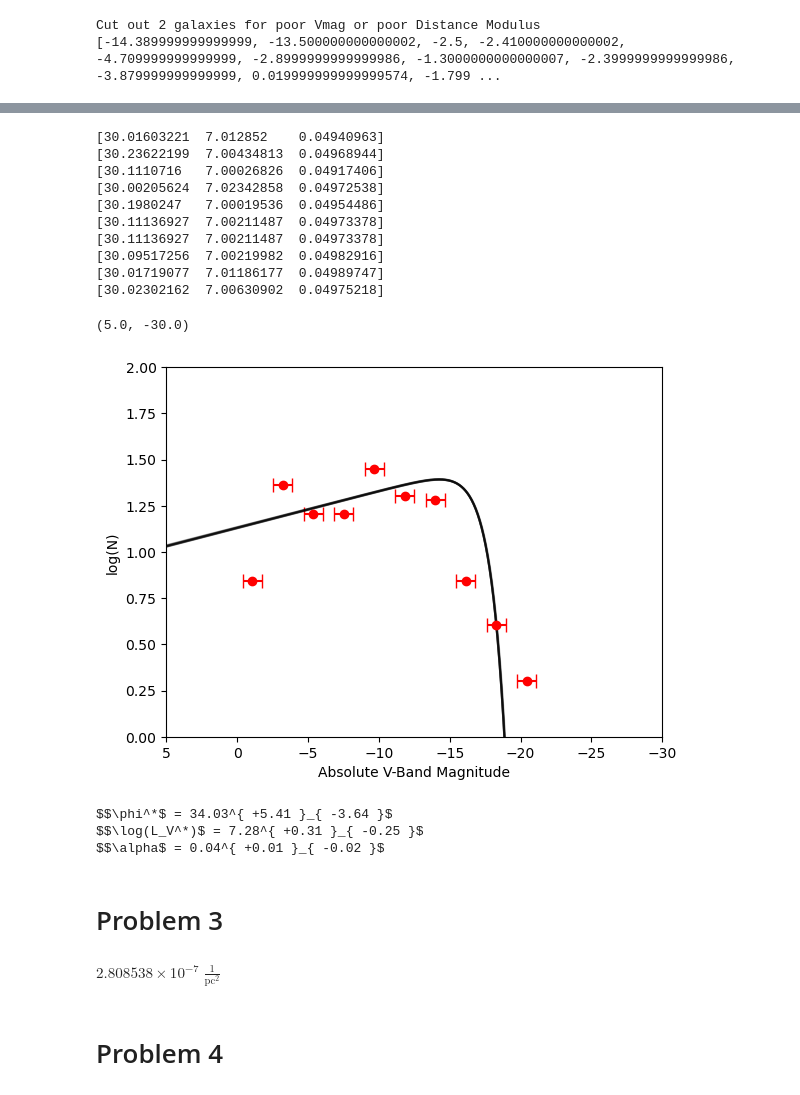
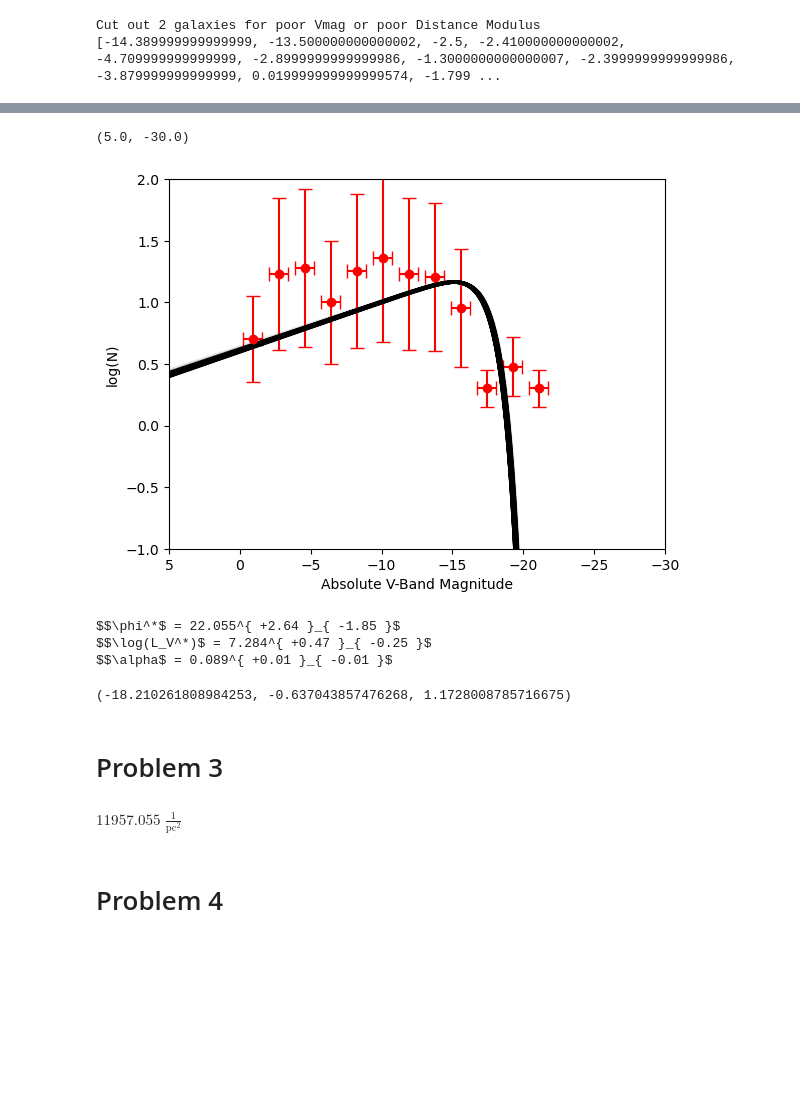
Before and after one commit to noahfranz13/SO-Classes, a Jupyter notebook: ASTR540/hw2/Franz_ASTR540_HW2.ipynb, the cells around one changed output, grey strips where cells are left out. Cells and saved outputs as stored; diff of their text form; code cells hidden in the pictures; blank space fills up the shorter version.

```diff
--- a/ASTR540/hw2/Franz_ASTR540_HW2.ipynb
+++ b/ASTR540/hw2/Franz_ASTR540_HW2.ipynb
@@ -83,10 +83,11 @@ Cut out 2 galaxies for poor Vmag or poor Distance Modulus
 [-14.389999999999999, -13.500000000000002, -2.5, -2.410000000000002, -4.709999999999999, -2.8999999999999986, -1.3000000000000007, -2.3999999999999986, -3.879999999999999, 0.019999999999999574, -1.799 ...
 # %%
 # reformat the data
-nbins = 10
+nbins = 12
 counts, bins = np.histogram(
     abs_mag,
-    bins=nbins
+    bins=nbins,
+    range=(-22, 0)
 )
 
 mids = 0.5*(bins[1:] + bins[:-1])
@@ -112,8 +113,10 @@ Text(0.5, 0, 'Absolute V-Band Magnitude')
 
 x = 10**(-0.4*mids)
 y = np.log10(counts)
-yerr = 1 # so +/- 1 count per bin
+yerr = np.log10(np.sqrt(counts)) # so +/- 1 count per bin
 xerr = sd
+
+print(xerr)
 
 def schechter(L_V, phi_star, log_L_V_star, alpha):
 
@@ -129,24 +132,23 @@ def loglike(theta):
 
     # select a random value for x within it's uncertainty
     xin = np.random.normal(x,xerr)
-    #print(xin)
 
     model = schechter(xin, phi_star, log_L_V_star, alpha)
-    inv_sigma2 = 1.0 / (err**2 + model**2)
+    inv_sigma2 = 1.0 / (yerr**2 + model**2)
     res = -0.5 * (np.sum((y-model)**2 * inv_sigma2 - np.log(inv_sigma2)))
     return res
 
 # prior transform
 def prior_transform(utheta):
     u_phi_star, u_L_V_star, u_alpha = utheta
-    phi_star = (u_phi_star * 50) + 30
+    phi_star = (u_phi_star * 50) + 20
     L_V_star = (u_L_V_star * 1) + 7
-    alpha = (u_alpha*0.05)
+    alpha = (u_alpha*0.2)-0.1
 
     return phi_star, L_V_star, alpha
 
 dsampler = dynesty.DynamicNestedSampler(loglike, prior_transform, ndim=3,
-                                        bound='multi', sample='rwalk')
+                                         bound='multi', sample='rwalk')
 dsampler.run_nested()
 dres = dsampler.results
 # %% [output]
@@ -169,39 +172,29 @@ fig, axes = dyplot.cornerplot(dres,show_titles=True,
 # %%
-n = 10
+n = 1000
 res = dres["samples"][-n:]
 xfit = 10**(-0.4*np.linspace(-30, 5, 1000))
 
 # plot the N vs. Luminosity
 fig, ax = plt.subplots()
-ax.errorbar(-2.5*np.log10(x), y, xerr=sd, capsize=5, color='r', linestyle="none", marker="o")
+ax.errorbar(-2.5*np.log10(x), y, xerr=sd, yerr=yerr, capsize=5, color='r', linestyle="none", marker="o")
 
 for vals in res:
-    print(vals)
+    #print(vals)
 
     model = schechter(xfit, *vals)
-    ax.plot(-2.5*np.log10(xfit), np.log10(model), color='k', alpha=0.25)
+    ax.plot(-2.5*np.log10(xfit), np.log10(model), color='k', alpha=0.1)
 
 # some other labels
 fig.gca().invert_xaxis()
 
 ax.set_ylabel("log(N)")
 ax.set_xlabel("Absolute V-Band Magnitude")
 
-ax.set_ylim(0, 2)
+ax.set_ylim(-1, 2)
 ax.set_xlim(5, -30)
 # %% [output]
-[30.01603221  7.012852    0.04940963]
-[30.23622199  7.00434813  0.04968944]
-[30.1110716   7.00026826  0.04917406]
-[30.00205624  7.02342858  0.04972538]
-[30.1980247   7.00019536  0.04954486]
-[30.11136927  7.00211487  0.04973378]
-[30.11136927  7.00211487  0.04973378]
-[30.09517256  7.00219982  0.04982916]
-[30.01719077  7.01186177  0.04989747]
-[30.02302162  7.00630902  0.04975218]
+(5.0, -30.0)
-(5.0, -30.0)
-[figure, old version]
+[figure, new version]
 # %%
 # Extract sampling results.
 samples = dres.samples  # samples
@@ -215,11 +208,21 @@ quantiles = [dynesty.utils.quantile(samps, [0.1, 0.9], weights=weights)
 mean, cov = dynesty.utils.mean_and_cov(samples, weights)
 # %%
 for m, q, lab in zip(mean, quantiles, labels):
-    print(r"${lab} = {m:.2f}^{{ +{q0:.2f} }}_{{ -{q1:.2f} }}$".format(lab=lab, m=m, q0=q[1]-m, q1=m-q[0]))
+    print(r"${lab} = {m:.3f}^{{ +{q0:.2f} }}_{{ -{q1:.2f} }}$".format(lab=lab, m=m, q0=q[1]-m, q1=m-q[0]))
 # %% [output]
-$$\phi^*$ = 34.03^{ +5.41 }_{ -3.64 }$
-$$\log(L_V^*)$ = 7.28^{ +0.31 }_{ -0.25 }$
-$$\alpha$ = 0.04^{ +0.01 }_{ -0.02 }$
+$$\phi^*$ = 22.055^{ +2.64 }_{ -1.85 }$
+$$\log(L_V^*)$ = 7.284^{ +0.47 }_{ -0.25 }$
+$$\alpha$ = 0.089^{ +0.01 }_{ -0.01 }$
+# %%
+# convert luminosity to magnitudes
+log_L_V = mean[1]
+M_V = -2.5*log_L_V
+M_V_up = M_V - M_V/log_L_V * quantiles[1][0]
+M_V_lo = M_V - M_V/log_L_V * quantiles[1][1]
+
+M_V, M_V_up, M_V_lo
+# %% [output]
+(-18.210261808984253, -0.637043857476268, 1.1728008785716675)
 # %% [markdown]
 # Problem 3
 # %%
@@ -227,13 +230,12 @@ lambda_eff = 7980*u.AA # https://www.astronomy.ohio-state.edu/martini.10/usefuld
 f0_I = 112.6e-11 * u.erg * u.cm**-2 * u.s**-1 * u.AA**-1 # https://www.astronomy.ohio-state.edu/martini.10/usefuldata.html #
 
 def convert_sigma(sigma_mag, lambda_eff=lambda_eff, f0=f0_I):
-    sigma = f0_I * 10**(-0.4*sigma_mag) * u.arcsec**-2
-    val_cgs = sigma * 4*np.pi * lambda_eff * (1*u.pc**2).to(u.cm**2) / u.pc**2
-    return val_cgs / c.L_sun.cgs * u.arcsec**2
+    val_cgs = 5.35e11 * f0_I * lambda_eff * 10**(-0.4*sigma_mag) * (1*u.pc**2).to(u.cm**2) / u.pc**2
+    return val_cgs / c.L_sun.cgs
 
 convert_sigma(15)
 # %% [output]
-$2.808538 \times 10^{-7} \; \mathrm{\frac{1}{pc^{2}}}$
+$11957.055 \; \mathrm{\frac{1}{pc^{2}}}$
 # %% [markdown]
 # Problem 4
 # %%
```
Also changed, not shown: parts of 9 cells of this notebook, 1 other file.
